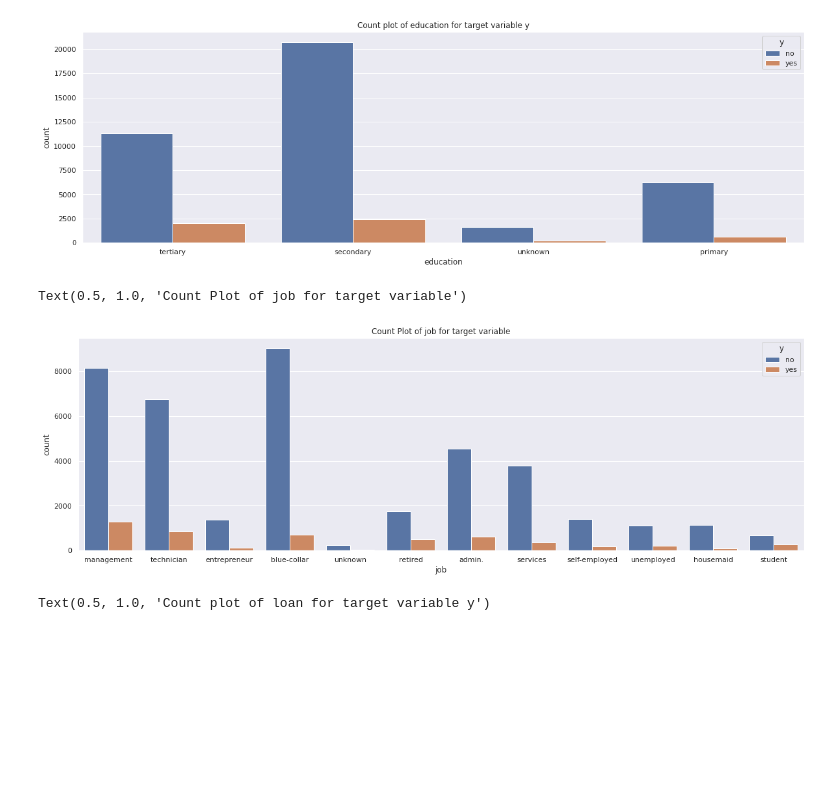
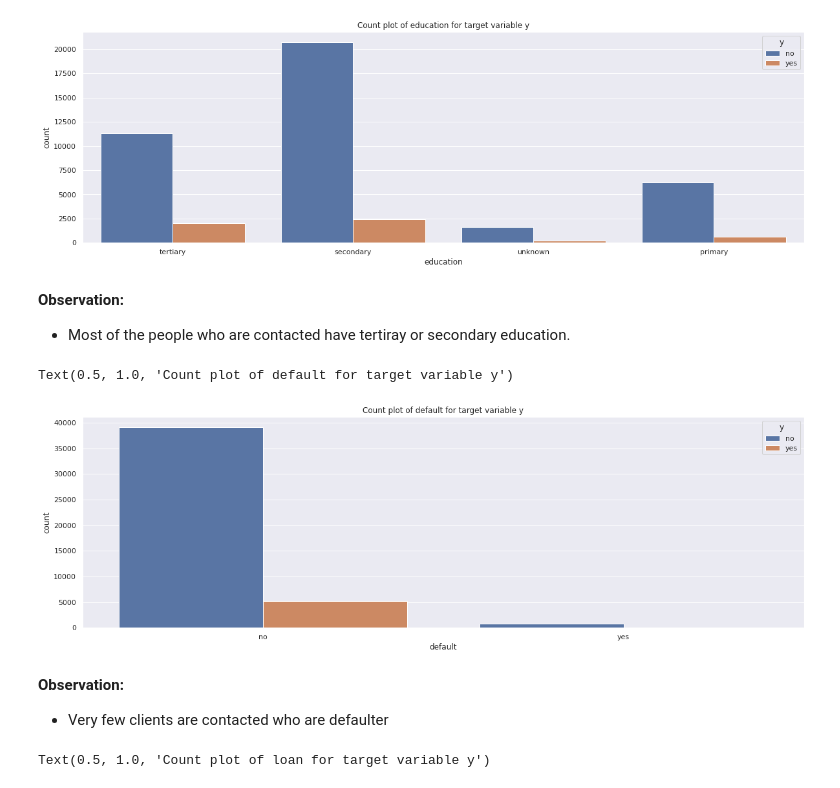
Before and after one commit to sagarrokad1/Bank-Marketing-Effectiveness-Prediction, a Jupyter notebook: Self_Notebook_of_Bank_Marketing_Effectiveness_Prediction_Capstone_Project.ipynb, the cells around one changed output. Drawn from its saved outputs; the diff is of its cells as text; code cells hidden in the pictures; blank space fills up the shorter version.

```diff
--- a/Self_Notebook_of_Bank_Marketing_Effectiveness_Prediction_Capstone_Project.ipynb
+++ b/Self_Notebook_of_Bank_Marketing_Effectiveness_Prediction_Capstone_Project.ipynb
@@ -256,3 +278,5 @@ plt.title('PDF of pdays for target variable y')
 # %% [output]
 Text(0.5, 1.0, 'PDF of pdays for target variable y')
 [figure]
+# %%
+data=df.copy()
@@ -268,11 +338,16 @@ plt.title('Count plot of education for target variable y')
 # %% [output]
 Text(0.5, 1.0, 'Count plot of education for target variable y')
 [figure]
+# %% [markdown]
+__Observation:__
+* Most of the people who are contacted have tertiray or secondary education.
 # %%
-sns.set(rc={'figure.figsize':(20,6)})
-sns.countplot(x=df['job'], data=df, hue=df['y'])
-plt.title('Count Plot of job for target variable')
+sns.countplot(x=data['default'], data=data, hue=data['y'])
+plt.title('Count plot of default for target variable y')
 # %% [output]
-Text(0.5, 1.0, 'Count Plot of job for target variable')
+Text(0.5, 1.0, 'Count plot of default for target variable y')
-[figure, old version]
+[figure, new version]
+# %% [markdown]
+__Observation:__
+*   Very few clients are contacted who are defaulter
 # %%
```
Also changed, not shown: parts of 18 cells of this notebook.
